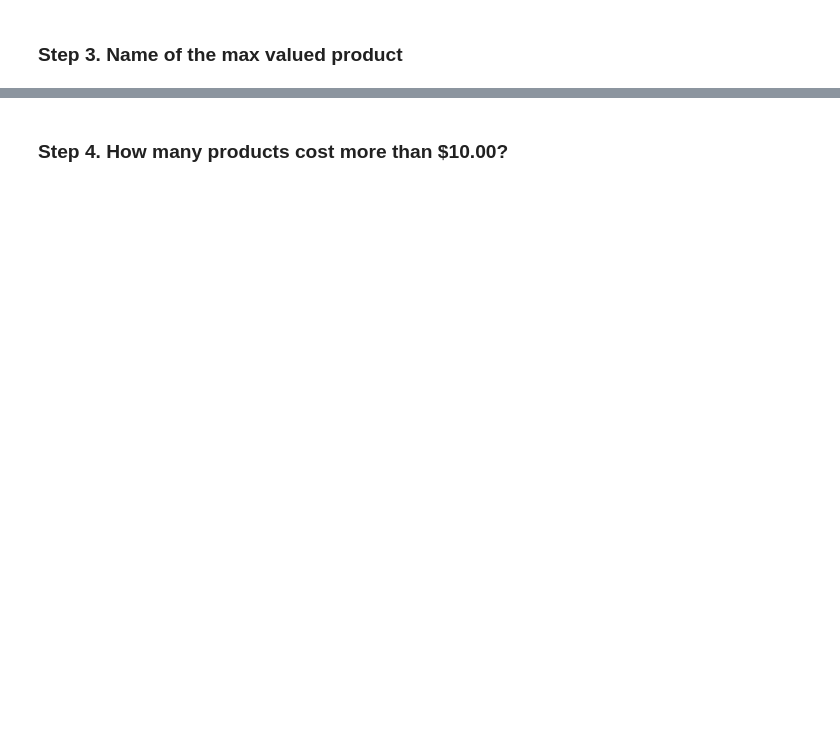
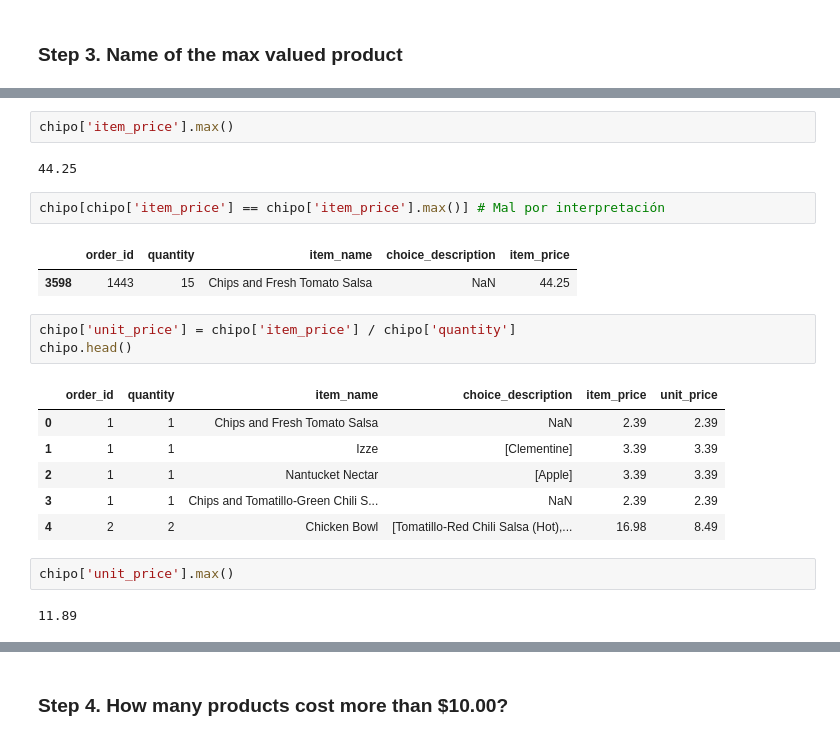
Before and after one commit to MNievas12/2503_dsft_thebridge, a Jupyter notebook: 2-Data_Analysis/2-Pandas/Practica/1-Chipotle/Chipotle.ipynb, the cells around one changed output, grey strips where cells are left out. Cells and saved outputs as stored; diff of their text form; blank space fills up the shorter version.

```diff
--- a/2-Data_Analysis/2-Pandas/Practica/1-Chipotle/Chipotle.ipynb
+++ b/2-Data_Analysis/2-Pandas/Practica/1-Chipotle/Chipotle.ipynb
@@ -10,0 +87,23 @@
+# %%
+chipo['item_price'].max()
+# %% [output]
+44.25
+# %%
+chipo[chipo['item_price'] == chipo['item_price'].max()] # Mal por interpretación
+# %% [output]
+|  | order_id | quantity | item_name | choice_description | item_price |
+| 3598 | 1443 | 15 | Chips and Fresh Tomato Salsa | NaN | 44.25 |
+# %%
+chipo['unit_price'] = chipo['item_price'] / chipo['quantity']
+chipo.head()
+# %% [output]
+|  | order_id | quantity | item_name | choice_description | item_price | unit_price |
+| 0 | 1 | 1 | Chips and Fresh Tomato Salsa | NaN | 2.39 | 2.39 |
+| 1 | 1 | 1 | Izze | [Clementine] | 3.39 | 3.39 |
+| 2 | 1 | 1 | Nantucket Nectar | [Apple] | 3.39 | 3.39 |
+| 3 | 1 | 1 | Chips and Tomatillo-Green Chili S... | NaN | 2.39 | 2.39 |
+| 4 | 2 | 2 | Chicken Bowl | [Tomatillo-Red Chili Salsa (Hot),... | 16.98 | 8.49 |
+# %%
+chipo['unit_price'].max()
+# %% [output]
+11.89
```
Also changed, not shown: parts of 30 cells of this notebook.
